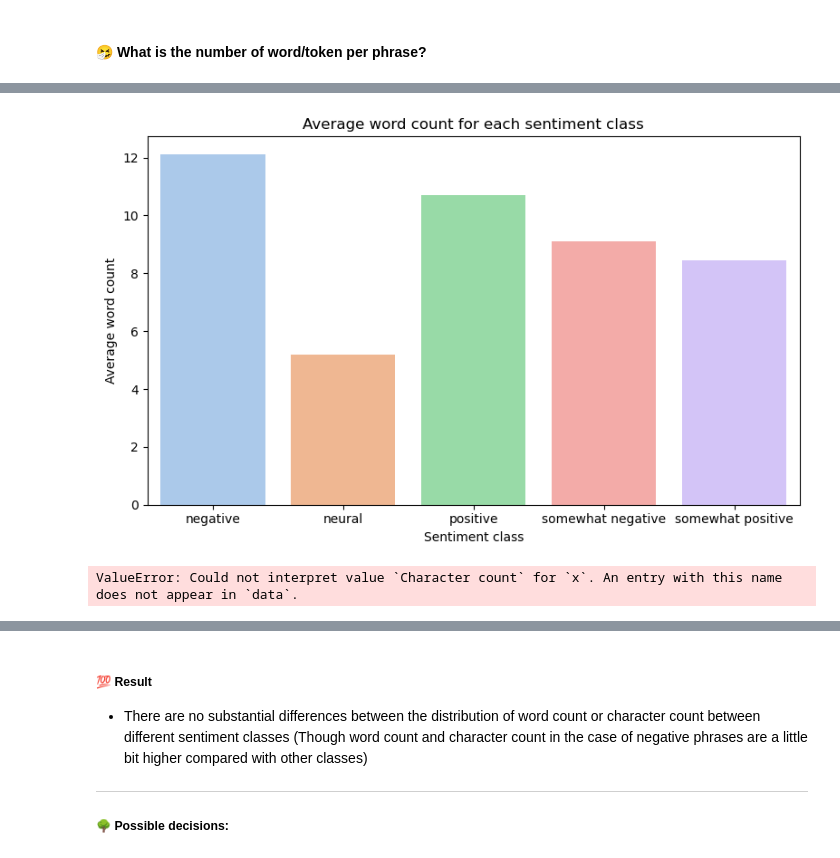
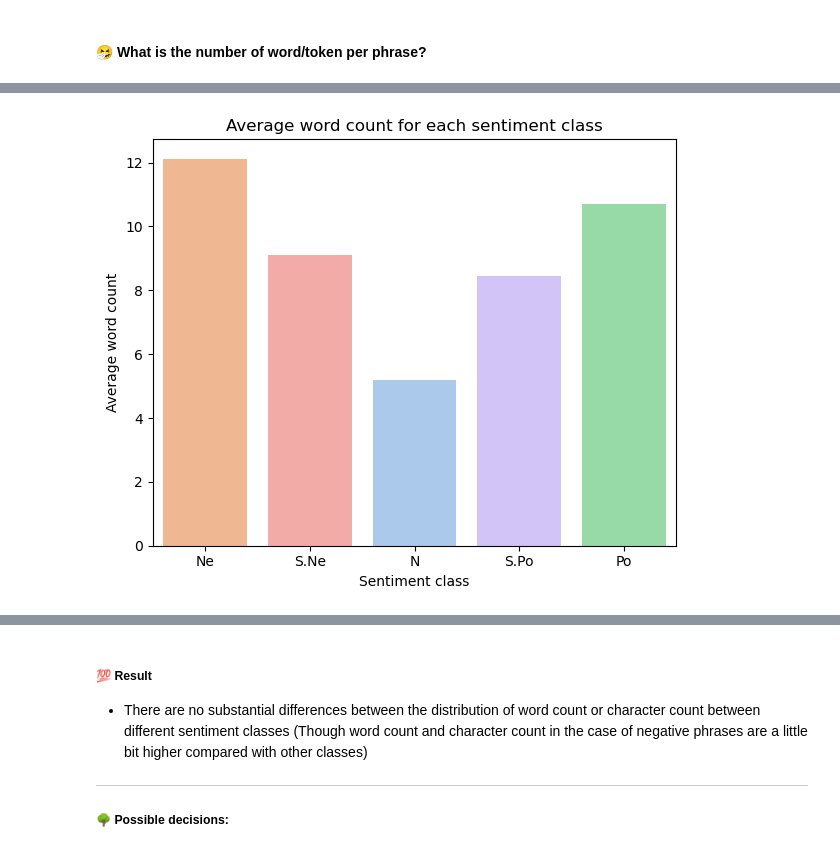
Before and after one commit to trungdung1711/sentiment-analysis-on-movie-reviews, a Jupyter notebook: notebooks/2_data_exploration.ipynb, the cells around one changed output, grey strips where cells are left out. Cells and saved outputs as stored; diff of their text form; code cells hidden in the pictures.

```diff
--- a/notebooks/2_data_exploration.ipynb
+++ b/notebooks/2_data_exploration.ipynb
@@ -79,11 +79,11 @@ memory usage: 4.8 MB
 eda_df = df.copy()
 # %%
 sentiment_mappings = {
-    0 : "negative",
-    1 : "somewhat negative",
-    2 : "neural",
-    3 : "somewhat positive",
-    4 : "positive"
+    0 : "Ne",
+    1 : "S.Ne",
+    2 : "N",
+    3 : "S.Po",
+    4 : "Po"
 }
 
 icon_mappings = {
@@ -227,0 +261,8 @@ average_word_count.head()
+# %%
+order = [
+    "Ne",
+    "S.Ne",
+    "N",
+    "S.Po",
+    "Po"
+]
@@ -228,20 +282,13 @@ average_word_count.head()
 # %%
-fig, ax = plt.subplots(1, 1, figsize=(8, 5))
+fig, ax = plt.subplots(1, 1, figsize=(6, 5))
 
-sns.barplot(data=average_word_count, x="SentimentName", y="WordCount", palette="pastel", hue="SentimentName", ax=ax)
+sns.barplot(data=average_word_count, x="SentimentName", y="WordCount", palette="pastel", hue="SentimentName", ax=ax, order=order)
 
 ax.set_title("Average word count for each sentiment class")
 ax.set_xlabel("Sentiment class")
 ax.set_ylabel("Average word count")
 
 plt.tight_layout()
 plt.show()
 # %% [output]
-[figure, old version]
+[figure, new version]
-# %%
-sns.histplot(data=word_count_df, x="Character count", color=color(), bins=70)
-
-plt.title("Distribution of character count")
-plt.show()
-# %% [output]
-ValueError: Could not interpret value `Character count` for `x`. An entry with this name does not appear in `data`.
```
Also changed, not shown: parts of 38 cells of this notebook.
